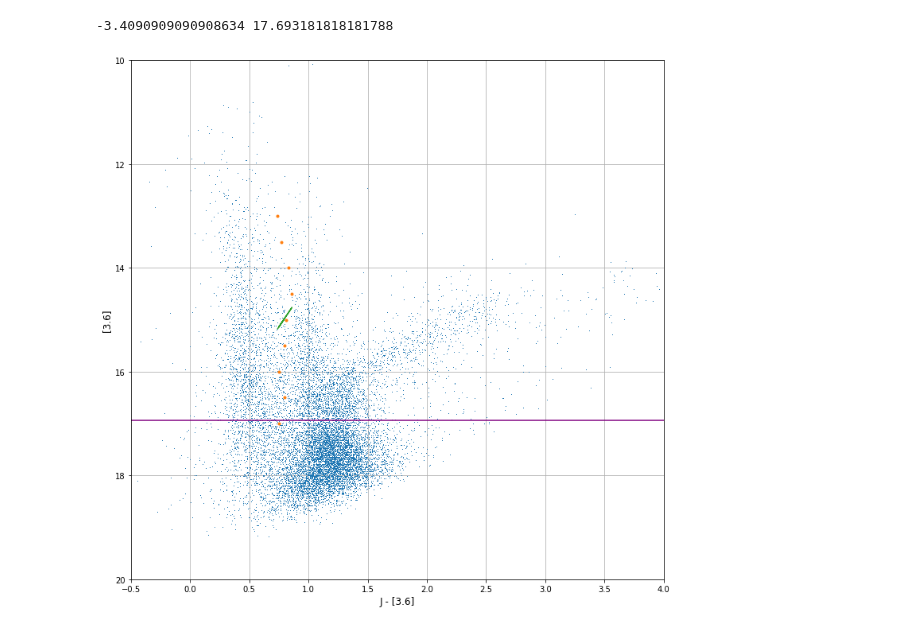
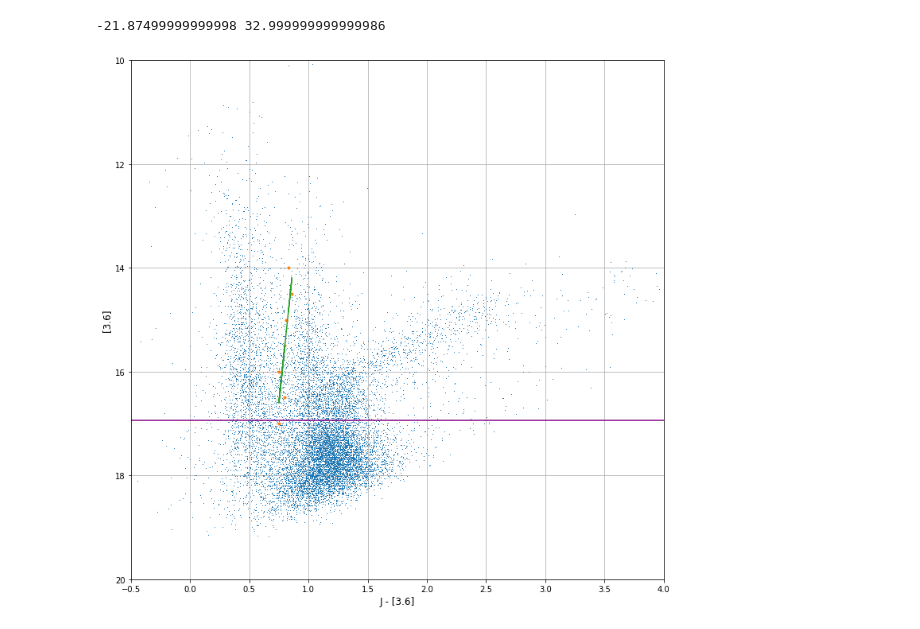
Before and after one commit to alechirschauer/NGC6822, a Jupyter notebook: Color-Cuts_36_vs_J-36_17Dec2018.ipynb, the cells around one changed output. Cells and saved outputs as stored; diff of their text form; code cells hidden in the pictures.

```diff
--- a/Color-Cuts_36_vs_J-36_17Dec2018.ipynb
+++ b/Color-Cuts_36_vs_J-36_17Dec2018.ipynb
@@ -26,34 +26,34 @@ from numpy.polynomial.polynomial import polyfit
 
 #yvalues = np.array([18.0, 17.0, 16.0, 15.0, 14.0, 13.0, 12.0])
 #boundary = np.array([0.0, 0.5, 1.0, 1.5, 2.0, 2.5, 3.0])
 
-yvalues = np.array([17.0, 16.5, 16.0, 15.5, 15.0, 14.5, 14.0, 13.5, 13.0])
-boundary = np.array([0.75, 0.80, 0.75, 0.80, 0.81, 0.86, 0.83, 0.77, 0.74])
+yvalues = np.array([17.0, 16.5, 16.0, 15.5, 15.0, 14.5, 14.0])#, 13.5, 13.0])
+boundary = np.array([0.75, 0.80, 0.75, 0.80, 0.81, 0.86, 0.83])#, 0.77, 0.74])
 
 b, m = polyfit(boundary, yvalues, 1)
 
 print m, b
 
 plt.figure(figsize=(12,12))
 plt.plot(jMINUSthreesixDATA.jMINUSthreesix, jMINUSthreesixDATA.k36mag, ',')
 plt.xlim(-0.5, 4.0)
 plt.ylim(20.0, 10.0)
 plt.xlabel('J - [3.6]', size=12)
 plt.ylabel('[3.6]', size=12)
 #
 plt.plot(boundary, yvalues, '.')
 
 plt.plot(boundary, b + m * boundary, '-')
 
 plt.axhline(y=16.941, linewidth=1.5, color='purple') # TRGB threshold
 
 plt.grid(True)
 plt.show()
 plt.close()
 #plt.savefig('[3.6]_vs_J-[3.6]_color-cuts_1.pdf')
 
 ### functions:
 # boundary 1: [3.6] = 8.062146452821322 * (J-[3.6]) + 8.524252538047314
 # %% [output]
--3.4090909090908634 17.693181818181788
+-21.87499999999998 32.999999999999986
-[figure, old version]
+[figure, new version]
```
